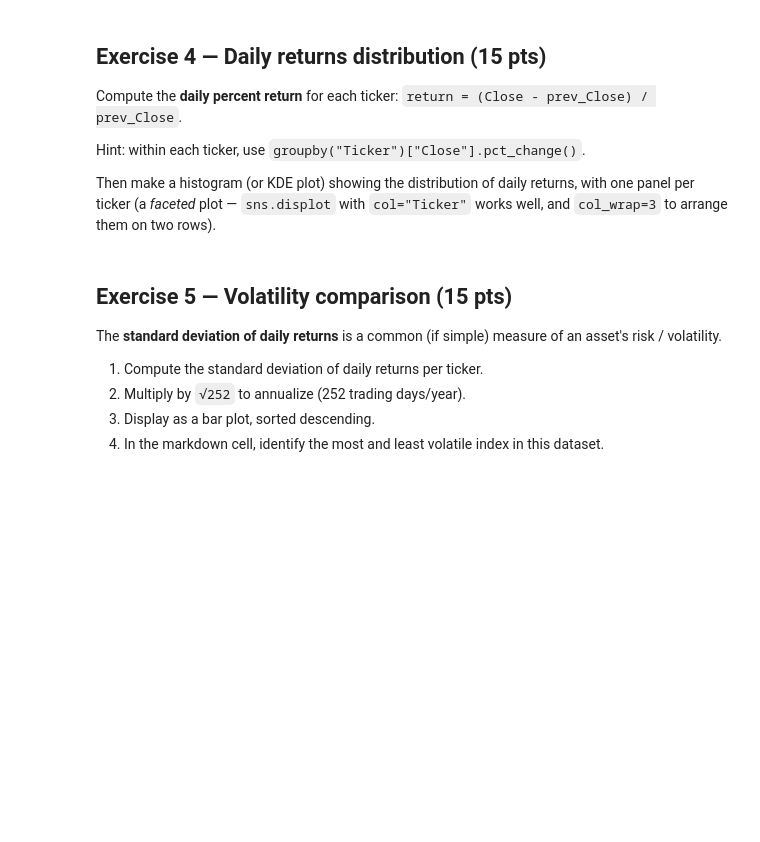
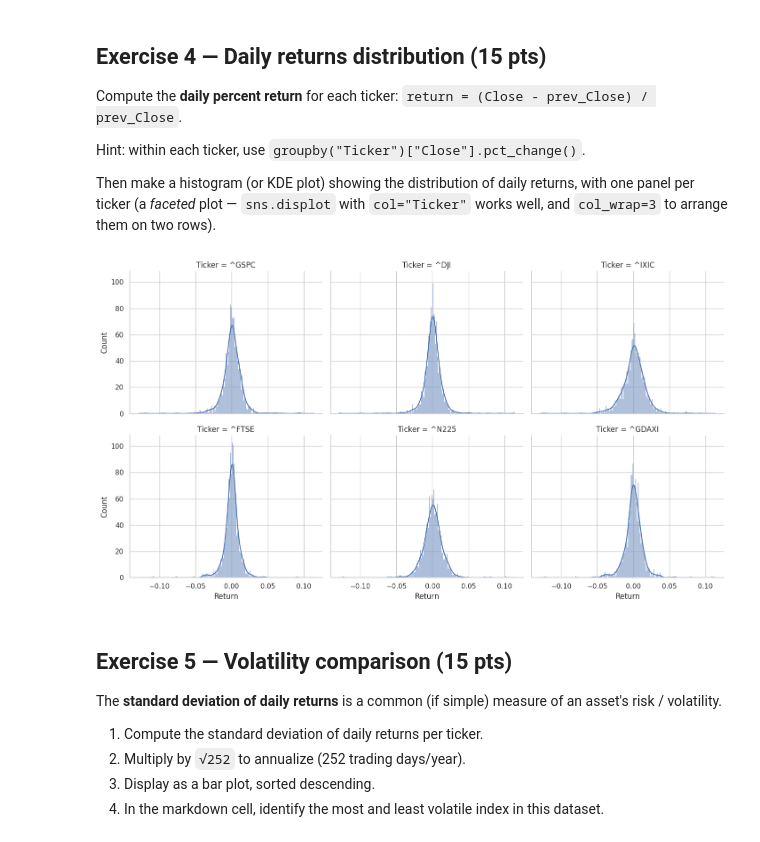
Before and after one commit to senohmbi-debug/ITCS-3162, a Jupyter notebook: lab_04_exercise.ipynb, the cells around one changed output. Cells and saved outputs as stored; diff of their text form; code cells hidden in the pictures; blank space fills up the shorter version.

```diff
--- a/lab_04_exercise.ipynb
+++ b/lab_04_exercise.ipynb
@@ -166,6 +166,3 @@ Produce a table where each row is one ticker, with columns:
 - `mean_close`, `std_close`, `min_close`, `max_close`
 
 Round to 2 decimals. Sort by `mean_close` descending.
-# %%
-# TODO: groupby summary by Ticker
-df =
@@ -204,3 +206,20 @@ df["Return"]
+# %%
+# TODO: daily returns
+df["Return"] = df.groupby('Ticker')['Close'].pct_change()
+
+# TODO: faceted distribution plot
+g = sns.displot(
+    data = df.dropna(subset = ['Return']),
+    x = 'Return',
+    col = 'Ticker',
+    col_wrap = 3,
+    kind = 'hist',
+    kde = True,
+    aspect = 1.2,
+    height = 4
+)
+# %% [output]
+[figure, added]
 # %% [markdown]
 ## Exercise 5 — Volatility comparison (15 pts)
 
```
Also changed, not shown: parts of 8 cells of this notebook.
